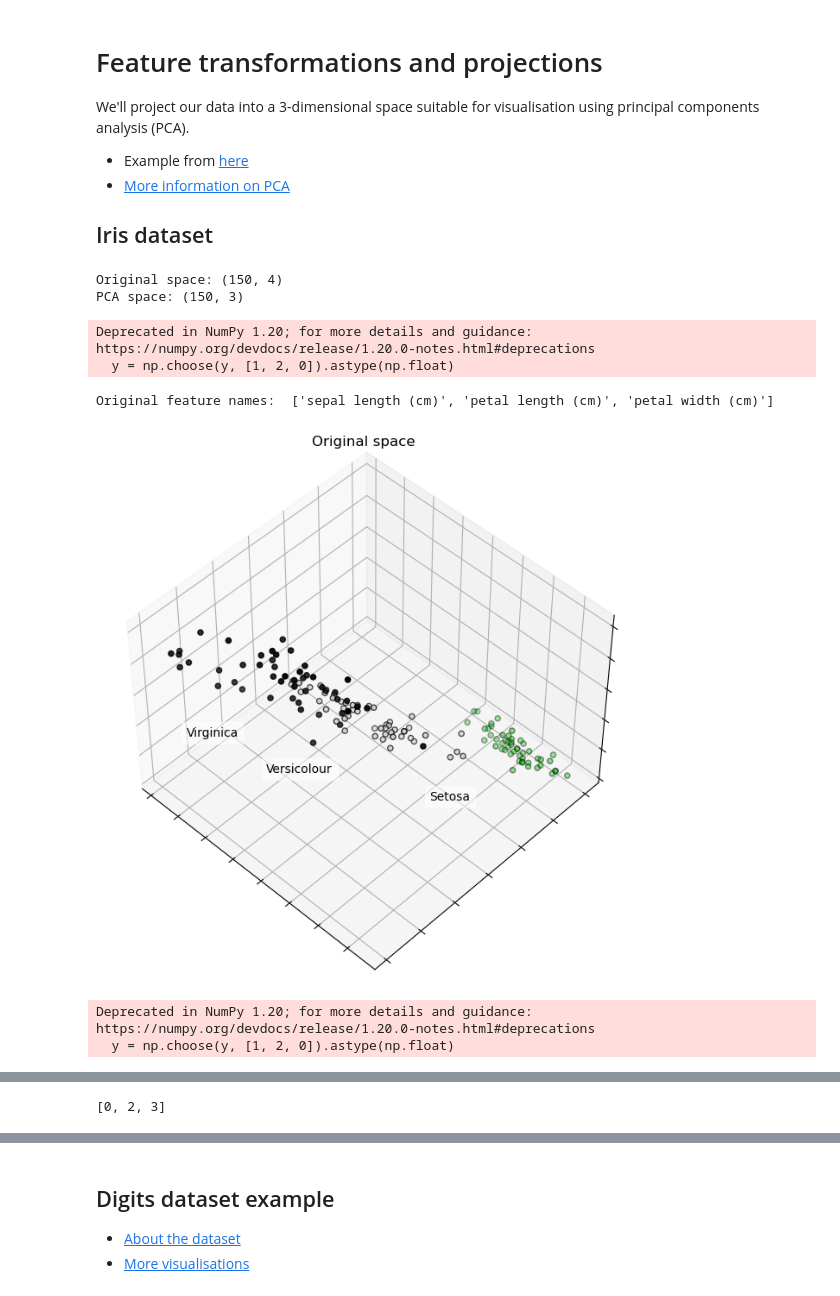
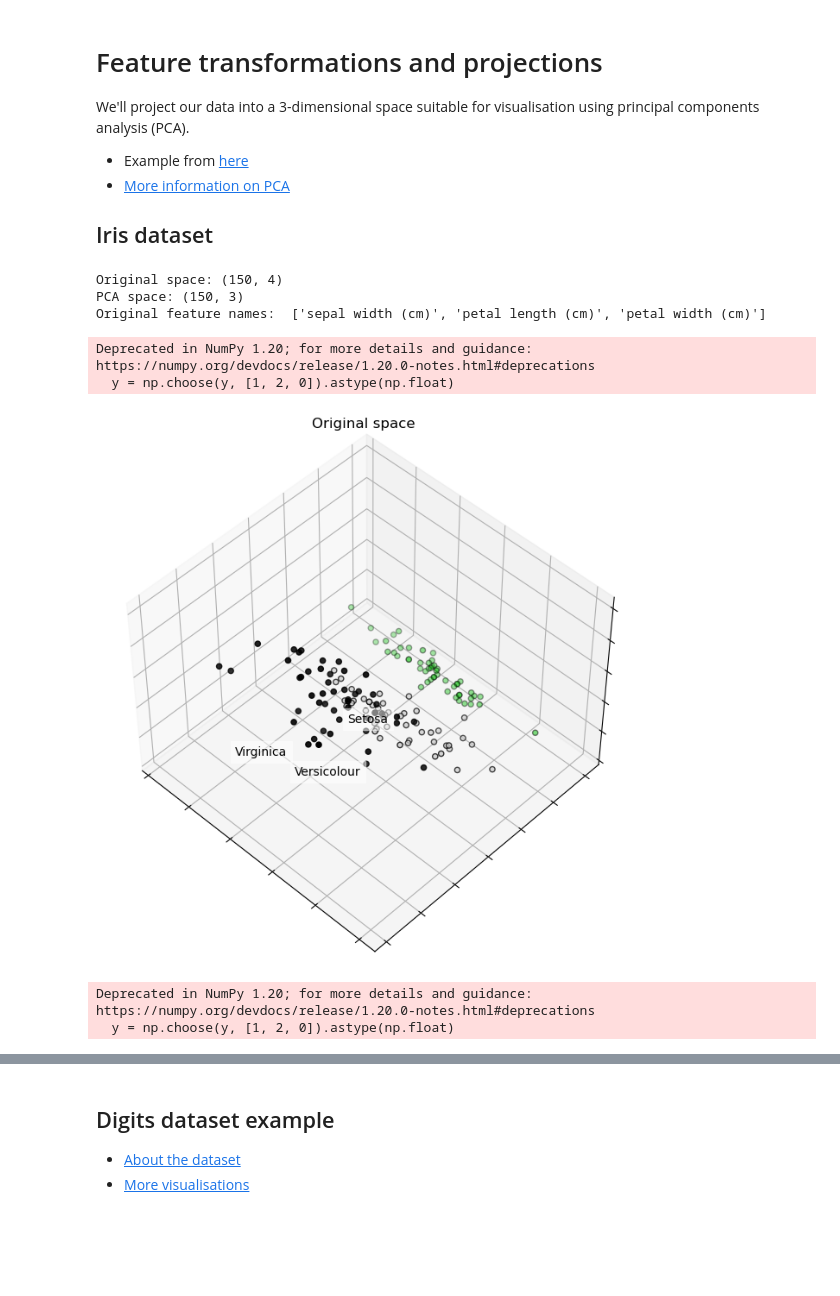
Before and after one commit to Ofplarsen/IDATT2502, a Jupyter notebook: Oving6/Dimension reduction.ipynb, the cells around one changed output, grey strips where cells are left out. Drawn from its saved outputs; the diff is of its cells as text; code cells hidden in the pictures; blank space fills up the shorter version.

```diff
--- a/Oving6/Dimension reduction.ipynb
+++ b/Oving6/Dimension reduction.ipynb
@@ -151,37 +135,35 @@ fig = plt.figure(2, figsize=(8, 6))
 plt.clf()
 ax2 = Axes3D(fig, rect=[0, 0, .95, 1], elev=48, azim=134)
 
 plt.cla()
 # Reset y from np.choose() above
 y = iris.target
 
 for name, label in [('Setosa', 0), ('Versicolour', 1), ('Virginica', 2)]:
     ax2.text3D(Xpca[y == label, 0].mean(),
               Xpca[y == label, 1].mean() + 2,
               Xpca[y == label, 2].mean(), name,
               horizontalalignment='center',
               bbox=dict(alpha=.5, edgecolor='w', facecolor='w'))
 # Reorder the ls to have colors matching the cluster results
 y = np.choose(y, [1, 2, 0]).astype(np.float)
 ax2.scatter(Xpca[:, 0], Xpca[:, 1], Xpca[:, 2], c=y, cmap=plt.cm.nipy_spectral,
            edgecolor='k')
 
 ax2.w_xaxis.set_ticklabels([])
 ax2.w_yaxis.set_ticklabels([])
 ax2.w_zaxis.set_ticklabels([])
 ax2.set_title("PCA space")
 
 plt.draw()
 plt.show()
-f
 # %% [output]
 Original space: (150, 4)
 PCA space: (150, 3)
+Original feature names:  ['sepal width (cm)', 'petal length (cm)', 'petal width (cm)']
 Deprecated in NumPy 1.20; for more details and guidance: https://numpy.org/devdocs/release/1.20.0-notes.html#deprecations
   y = np.choose(y, [1, 2, 0]).astype(np.float)
+[figure, new version]
-Original feature names:  ['sepal length (cm)', 'petal length (cm)', 'petal width (cm)']
+Deprecated in NumPy 1.20; for more details and guidance: https://numpy.org/devdocs/release/1.20.0-notes.html#deprecations
+  y = np.choose(y, [1, 2, 0]).astype(np.float)
-[figure, old version]
-Deprecated in NumPy 1.20; for more details and guidance: https://numpy.org/devdocs/release/1.20.0-notes.html#deprecations
-  y = np.choose(y, [1, 2, 0]).astype(np.float)
 [figure]
-[0, 2, 3]
```
Also changed, not shown: parts of 10 cells of this notebook, 1 other file.
